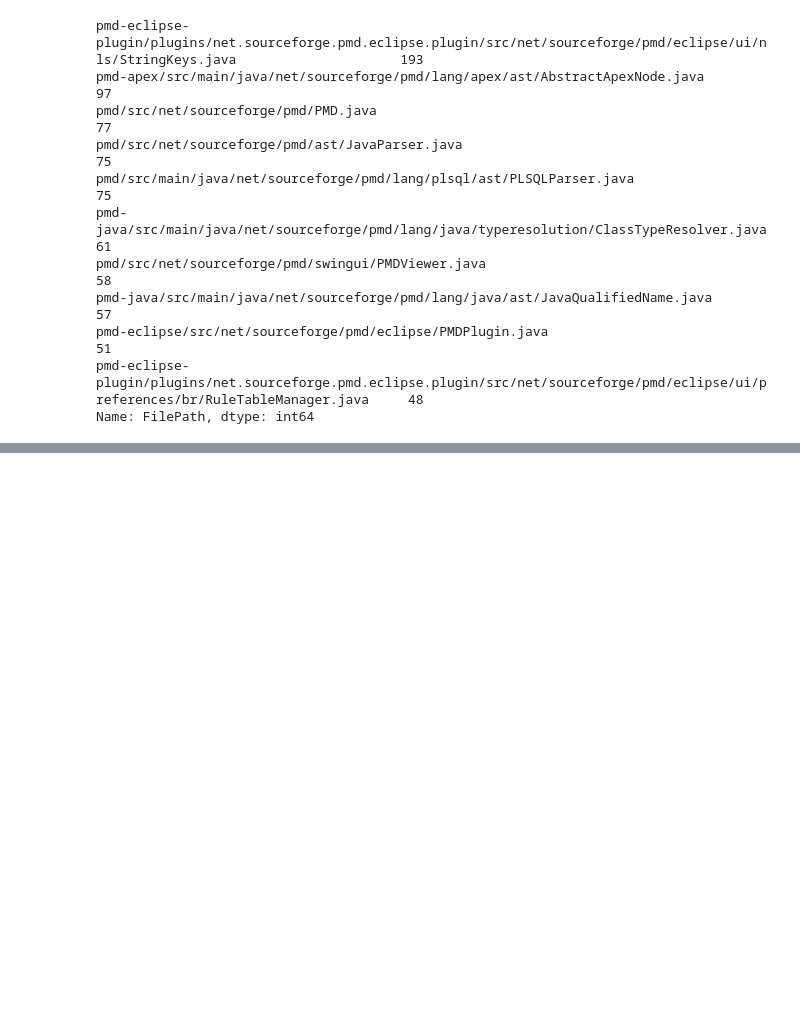
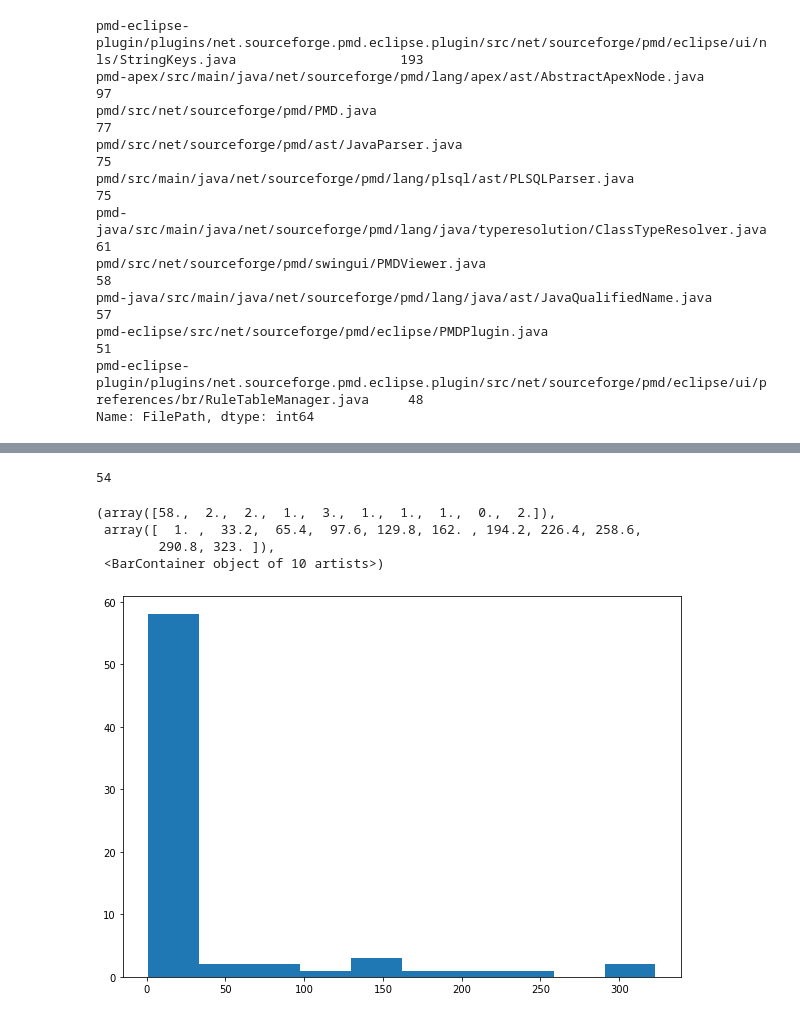
Before and after one commit to rkipp/DSCI644-2022-RefactoringRanking, a Jupyter notebook: notebooks/Phase2Explore.ipynb, the cells around one changed output, grey strips where cells are left out. Saved outputs shown, nothing was run; the diff lists cells and outputs as text; code cells hidden in the pictures; blank space fills up the shorter version.

```diff
--- a/notebooks/Phase2Explore.ipynb
+++ b/notebooks/Phase2Explore.ipynb
@@ -111,0 +171,15 @@ Name: AuthorName, dtype: int64
+# %%
+low_frequency_committers = authors[authors <= 25]
+low_frequency_committers.shape[0]
+# %% [output]
+54
+# %%
+less_frequent_committers = authors[authors < 400]  # less_frequent_committers.shape = 71
+fig2, ax2 = plt.subplots(figsize = (10, 7))
+ax2.hist(less_frequent_committers)  # turtles all the way down  ;-)
+# %% [output]
+(array([58.,  2.,  2.,  1.,  3.,  1.,  1.,  1.,  0.,  2.]),
+ array([  1. ,  33.2,  65.4,  97.6, 129.8, 162. , 194.2, 226.4, 258.6,
+        290.8, 323. ]),
+ <BarContainer object of 10 artists>)
+[figure, added]
```
Also changed, not shown: parts of 22 cells of this notebook, 1 other file.
